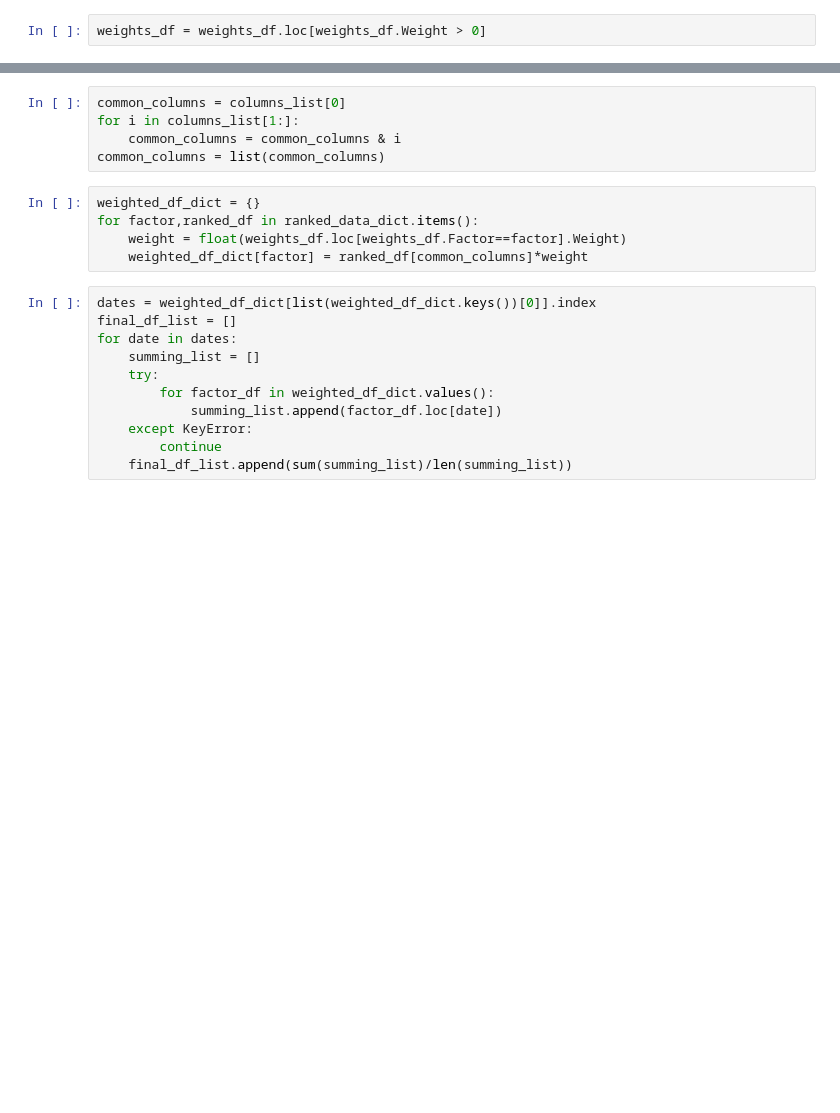
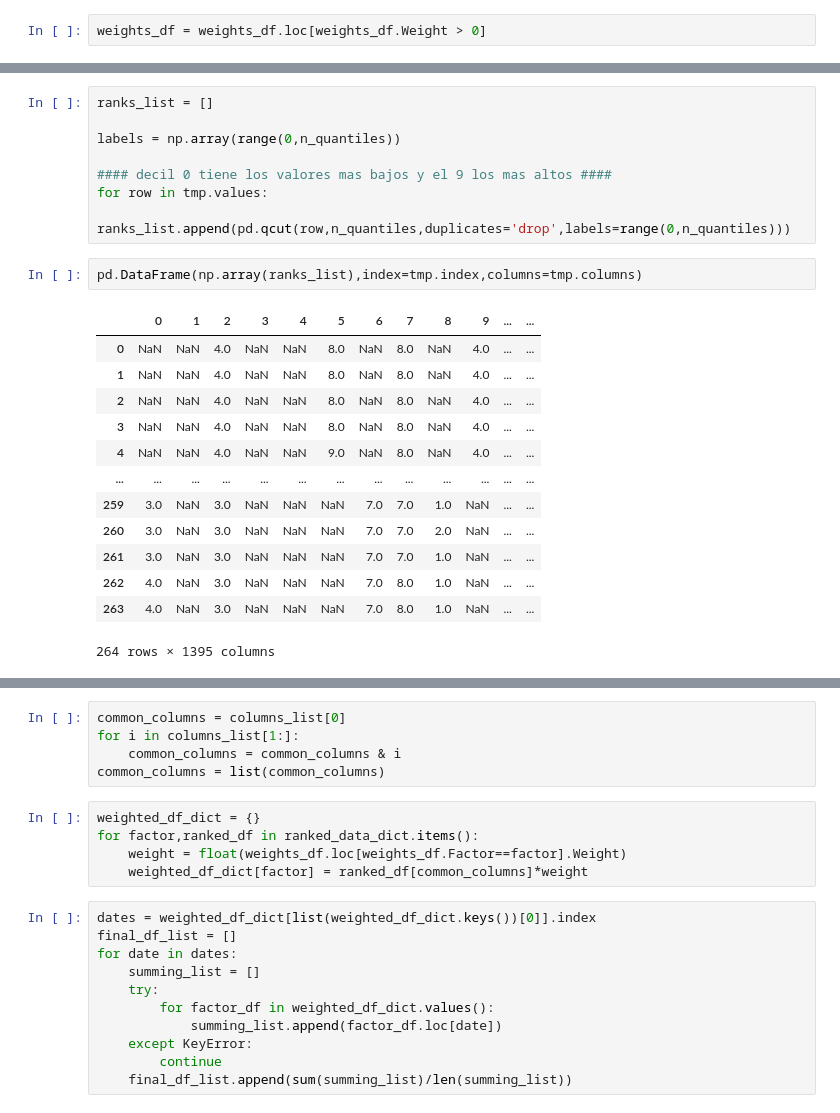
Before and after one commit to IIU60/ranking_DIP_european_equities, a Jupyter notebook: code_in_production/multifactor_ranking.ipynb, the cells around one changed output, grey strips where cells are left out. Drawn from its saved outputs; the diff is of its cells as text; blank space fills up the shorter version.

```diff
--- a/code_in_production/multifactor_ranking.ipynb
+++ b/code_in_production/multifactor_ranking.ipynb
@@ -16,0 +68,24 @@ weights_df = weights_df.loc[weights_df.Weight > 0]
+# %%
+ranks_list = []
+
+labels = np.array(range(0,n_quantiles))
+
+#### decil 0 tiene los valores mas bajos y el 9 los mas altos ####
+for row in tmp.values:
+    ranks_list.append(pd.qcut(row,n_quantiles,duplicates='drop',labels=range(0,n_quantiles)))
+# %%
+pd.DataFrame(np.array(ranks_list),index=tmp.index,columns=tmp.columns)
+# %% [output]
+|  | 0 | 1 | 2 | 3 | 4 | 5 | 6 | 7 | 8 | 9 | ... | ... |
+| 0 | NaN | NaN | 4.0 | NaN | NaN | 8.0 | NaN | 8.0 | NaN | 4.0 | ... | ... |
+| 1 | NaN | NaN | 4.0 | NaN | NaN | 8.0 | NaN | 8.0 | NaN | 4.0 | ... | ... |
+| 2 | NaN | NaN | 4.0 | NaN | NaN | 8.0 | NaN | 8.0 | NaN | 4.0 | ... | ... |
+| 3 | NaN | NaN | 4.0 | NaN | NaN | 8.0 | NaN | 8.0 | NaN | 4.0 | ... | ... |
+| 4 | NaN | NaN | 4.0 | NaN | NaN | 9.0 | NaN | 8.0 | NaN | 4.0 | ... | ... |
+| ... | ... | ... | ... | ... | ... | ... | ... | ... | ... | ... | ... | ... |
+| 259 | 3.0 | NaN | 3.0 | NaN | NaN | NaN | 7.0 | 7.0 | 1.0 | NaN | ... | ... |
+| 260 | 3.0 | NaN | 3.0 | NaN | NaN | NaN | 7.0 | 7.0 | 2.0 | NaN | ... | ... |
+| 261 | 3.0 | NaN | 3.0 | NaN | NaN | NaN | 7.0 | 7.0 | 1.0 | NaN | ... | ... |
+| 262 | 4.0 | NaN | 3.0 | NaN | NaN | NaN | 7.0 | 8.0 | 1.0 | NaN | ... | ... |
+| 263 | 4.0 | NaN | 3.0 | NaN | NaN | NaN | 7.0 | 8.0 | 1.0 | NaN | ... | ... |
+264 rows × 1395 columns
```
Also changed, not shown: parts of 15 cells of this notebook, 2 other files.
